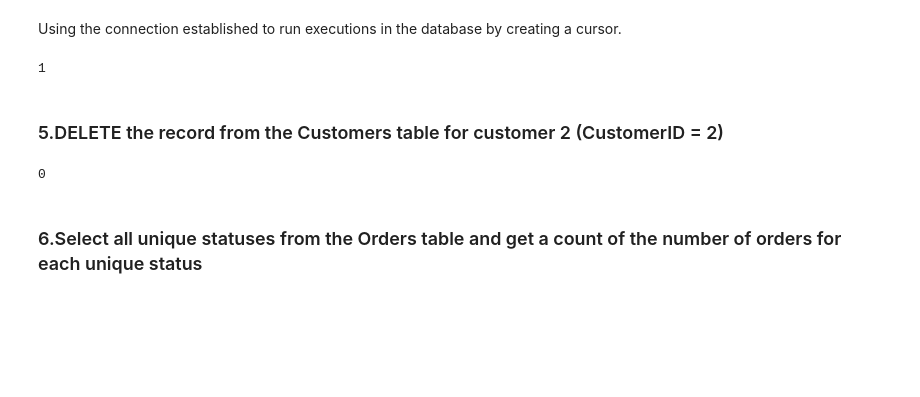
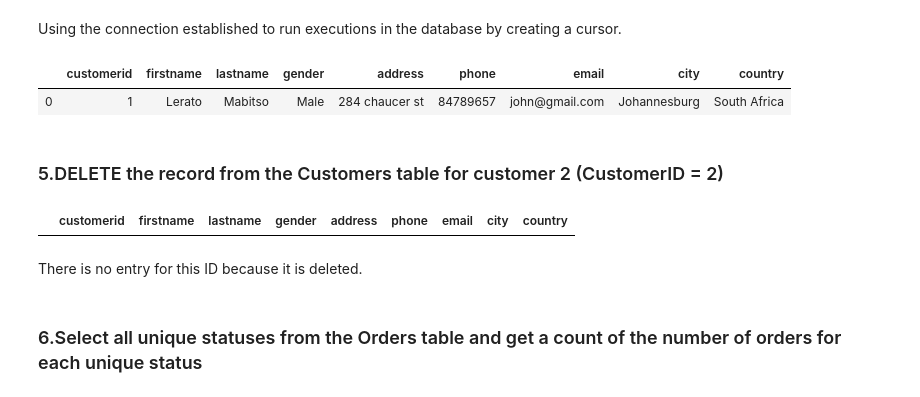
Before and after one commit to LeboSeribe/SQL, a Jupyter notebook: SQL .ipynb, the cells around one changed output. Saved outputs shown, nothing was run; the diff lists cells and outputs as text; code cells hidden in the pictures; blank space fills up the shorter version.

```diff
--- a/SQL .ipynb
+++ b/SQL .ipynb
@@ -179,10 +179,11 @@ Using the connection established to run executions in the database by creating a
 # %%
 cursor = connection.cursor()
 cursor.execute("UPDATE customers SET firstname = 'Lerato', lastname= 'Mabitso' WHERE customerID = 1")
 connection.commit()
-cursor.rowcount
+pd.read_sql('SELECT * from customers WHERE CustomerID =1',engine)
 # %% [output]
-1
+|  | customerid | firstname | lastname | gender | address | phone | email | city | country |
+| 0 | 1 | Lerato | Mabitso | Male | 284 chaucer st | 84789657 | john@gmail.com | Johannesburg | South Africa |
 # %%
 # pd.read_sql("UPDATE customers SET firstname = 'Lerato', lastname= 'Mabitso' WHERE customerID = 1",engine)
 # %% [markdown]
@@ -192,9 +193,11 @@ cursor = connection.cursor()
 cursor.execute('DELETE FROM Customers WHERE CustomerID = 2')
 # a = cursor.fetchall()
 connection.commit()
-cursor.rowcount
+pd.read_sql('SELECT * from customers WHERE CustomerID =2',engine)
 # %% [output]
-0
+|  | customerid | firstname | lastname | gender | address | phone | email | city | country |
+# %% [markdown]
+There is no entry for this ID because it is deleted.
 # %%
 # pd.read_sql('DELETE FROM Customers WHERE CustomerID = 2',engine)
 # %% [markdown]
```
